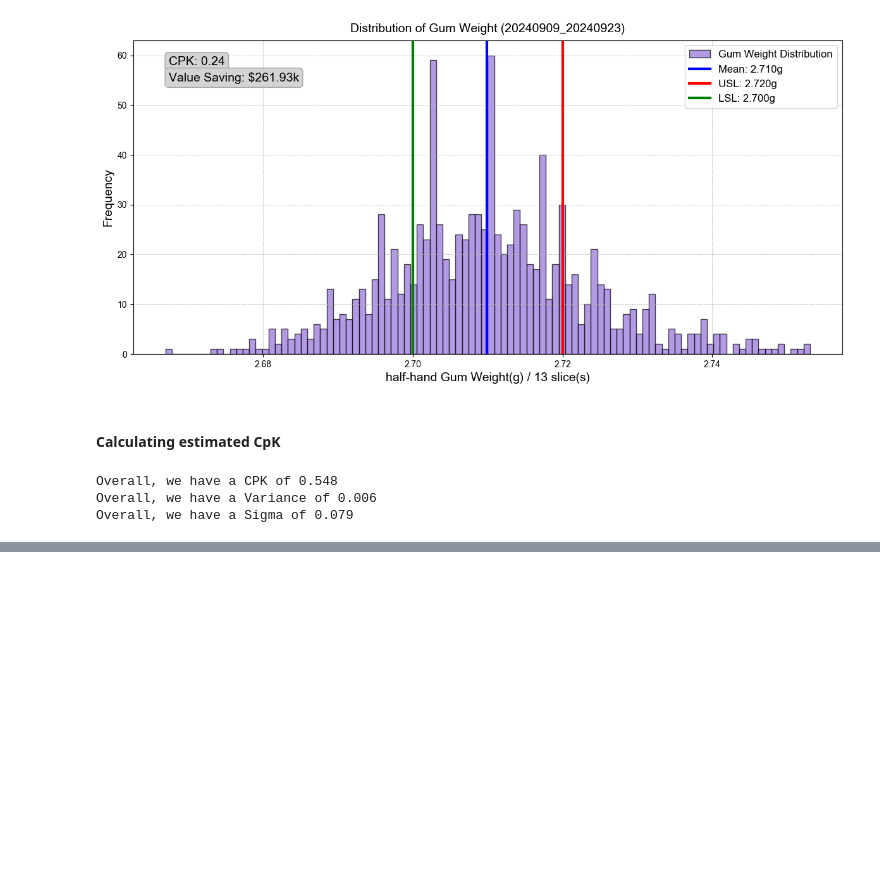
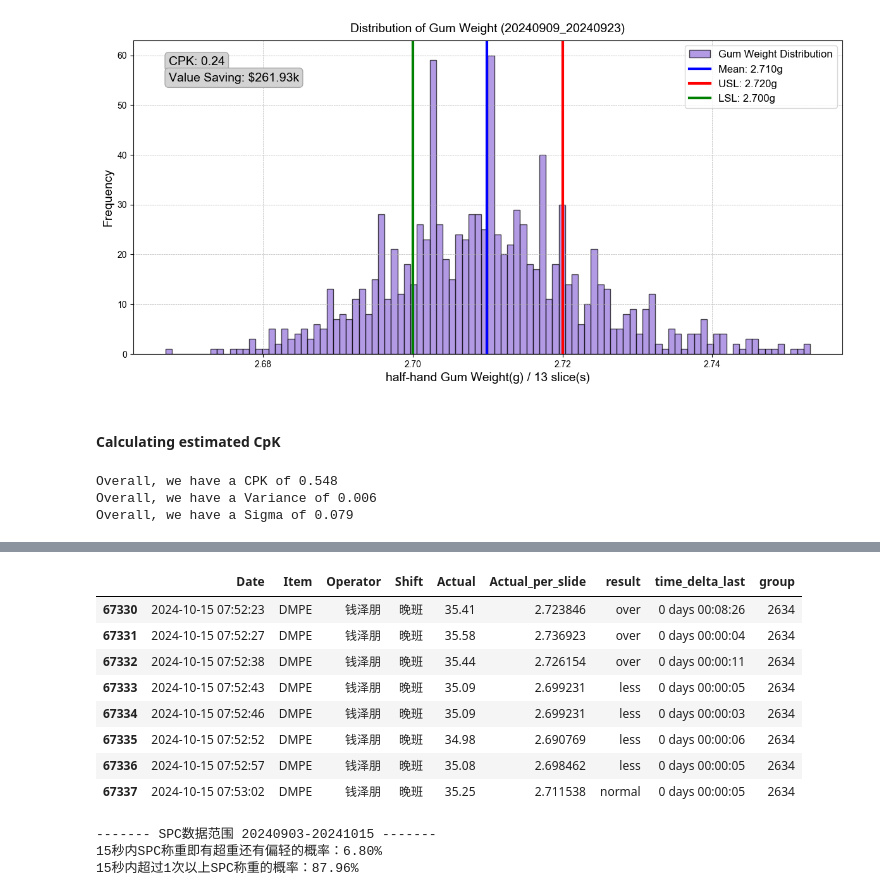
Before and after one commit to klein-wang/TechNow, a Jupyter notebook: Projects/Mars Thallo/model_value_tracking/spc_value_tracking.ipynb, the cells around one changed output, grey strips where cells are left out. Cells and saved outputs as stored; diff of their text form; code cells hidden in the pictures; blank space fills up the shorter version.

```diff
--- a/Projects/Mars Thallo/model_value_tracking/spc_value_tracking.ipynb
+++ b/Projects/Mars Thallo/model_value_tracking/spc_value_tracking.ipynb
@@ -187,0 +238,27 @@ Overall, we have a Sigma of 0.079
+# %%
+# 连着10次测量不超过15s间隔 group 3250
+# bad case group 245,20172
+# spc_bad_case.tail(50)
+spc_filtered[spc_filtered['group'] == 2634]
+# %% [output]
+|  | Date | Item | Operator | Shift | Actual | Actual_per_slide | result | time_delta_last | group |
+| 67330 | 2024-10-15 07:52:23 | DMPE | 钱泽朋 | 晚班 | 35.41 | 2.723846 | over | 0 days 00:08:26 | 2634 |
+| 67331 | 2024-10-15 07:52:27 | DMPE | 钱泽朋 | 晚班 | 35.58 | 2.736923 | over | 0 days 00:00:04 | 2634 |
+| 67332 | 2024-10-15 07:52:38 | DMPE | 钱泽朋 | 晚班 | 35.44 | 2.726154 | over | 0 days 00:00:11 | 2634 |
+| 67333 | 2024-10-15 07:52:43 | DMPE | 钱泽朋 | 晚班 | 35.09 | 2.699231 | less | 0 days 00:00:05 | 2634 |
+| 67334 | 2024-10-15 07:52:46 | DMPE | 钱泽朋 | 晚班 | 35.09 | 2.699231 | less | 0 days 00:00:03 | 2634 |
+| 67335 | 2024-10-15 07:52:52 | DMPE | 钱泽朋 | 晚班 | 34.98 | 2.690769 | less | 0 days 00:00:06 | 2634 |
+| 67336 | 2024-10-15 07:52:57 | DMPE | 钱泽朋 | 晚班 | 35.08 | 2.698462 | less | 0 days 00:00:05 | 2634 |
+| 67337 | 2024-10-15 07:53:02 | DMPE | 钱泽朋 | 晚班 | 35.25 | 2.711538 | normal | 0 days 00:00:05 | 2634 |
+# %%
+bad_case_count = len(set(spc_bad_case['group']))
+over_once_count = len(set(spc_filtered['group']))
+overall_count = len(set(spc['group']))
+
+print(f'------- SPC数据范围 {start_dt}-{end_dt} -------')
+print(f'{sec}秒内SPC称重即有超重还有偏轻的概率：{bad_case_count/over_once_count*100:.2f}%')
+print(f'{sec}秒内超过1次以上SPC称重的概率：{over_once_count/overall_count*100:.2f}%')
+# %% [output]
+------- SPC数据范围 20240903-20241015 -------
+15秒内SPC称重即有超重还有偏轻的概率：6.80%
+15秒内超过1次以上SPC称重的概率：87.96%
```
Also changed, not shown: parts of 10 cells of this notebook, 9 other files.
